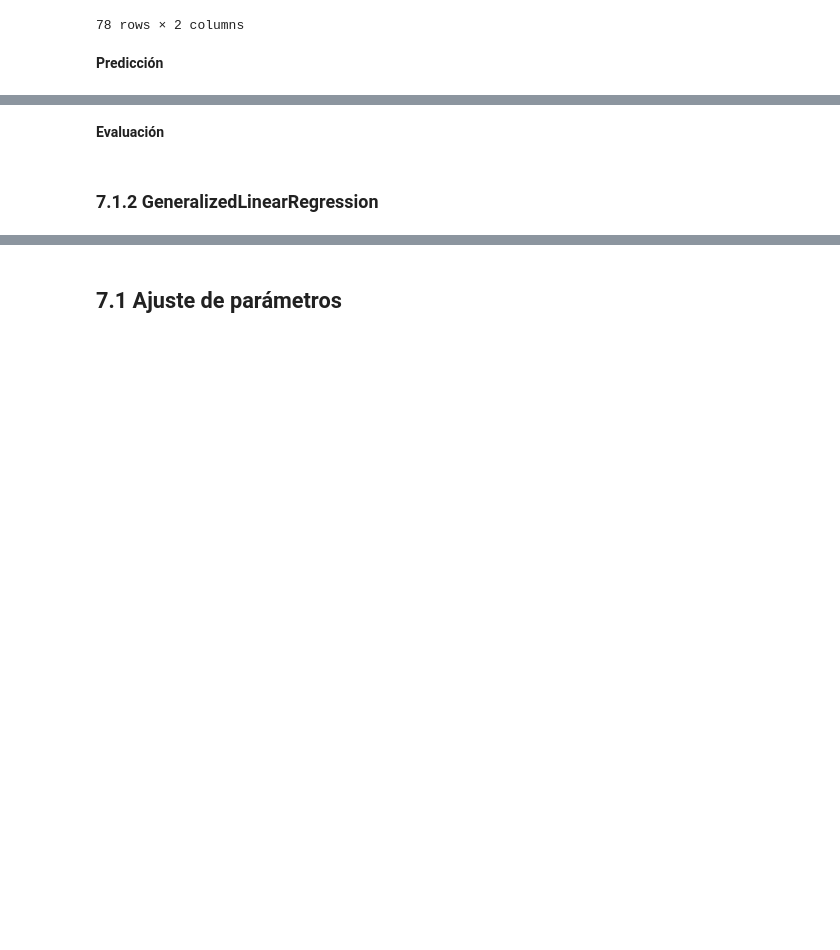
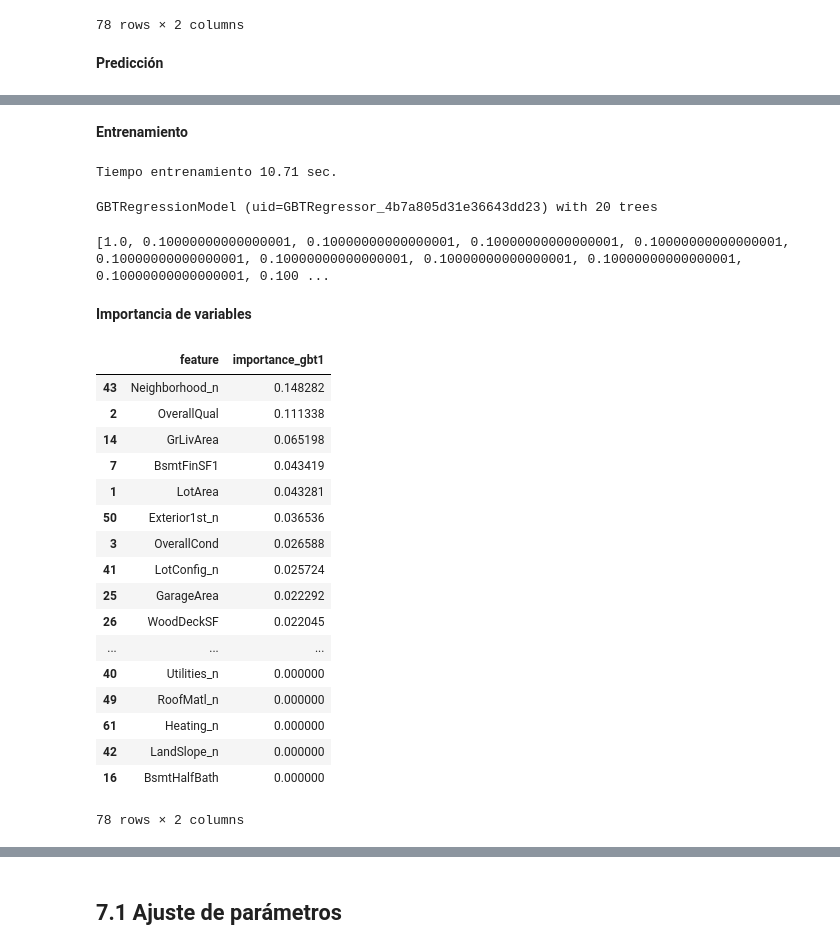
Before and after one commit to inmperfer/APBD, a Jupyter notebook: evaluacion_APBD_InmaPerea.ipynb, the cells around one changed output, grey strips where cells are left out. Drawn from its saved outputs; the diff is of its cells as text; code cells hidden in the pictures; blank space fills up the shorter version.

```diff
--- a/evaluacion_APBD_InmaPerea.ipynb
+++ b/evaluacion_APBD_InmaPerea.ipynb
@@ -1746,4 +1767,40 @@ only showing top 10 rows
 # %% [markdown]
-**Evaluación**
+**Entrenamiento**
-# %% [markdown]
-### 7.1.2 GeneralizedLinearRegression
+# %%
+t0 = time()
+gbt1_model = gbt1.fit(train)
+tt = time() - t0
+
+print('Tiempo entrenamiento {} sec.'.format(round(tt,2)))
+gbt1_model
+# %% [output]
+Tiempo entrenamiento 10.71 sec.
+GBTRegressionModel (uid=GBTRegressor_4b7a805d31e36643dd23) with 20 trees
+# %%
+print(gbt1_model.treeWeights)
+# %% [output]
+[1.0, 0.10000000000000001, 0.10000000000000001, 0.10000000000000001, 0.10000000000000001, 0.10000000000000001, 0.10000000000000001, 0.10000000000000001, 0.10000000000000001, 0.10000000000000001, 0.100 ...
+# %% [markdown]
+**Importancia de variables**
+# %%
+gbt1_fi = pd.DataFrame({'feature': selected_features, 'importance_gbt1': gbt1_model.featureImportances.toArray()})
+gbt1_fi.sort_values(by='importance_gbt1', ascending=False)
+# %% [output]
+|  | feature | importance_gbt1 |
+| 43 | Neighborhood_n | 0.148282 |
+| 2 | OverallQual | 0.111338 |
+| 14 | GrLivArea | 0.065198 |
+| 7 | BsmtFinSF1 | 0.043419 |
+| 1 | LotArea | 0.043281 |
+| 50 | Exterior1st_n | 0.036536 |
+| 3 | OverallCond | 0.026588 |
+| 41 | LotConfig_n | 0.025724 |
+| 25 | GarageArea | 0.022292 |
+| 26 | WoodDeckSF | 0.022045 |
+| ... | ... | ... |
+| 40 | Utilities_n | 0.000000 |
+| 49 | RoofMatl_n | 0.000000 |
+| 61 | Heating_n | 0.000000 |
+| 42 | LandSlope_n | 0.000000 |
+| 16 | BsmtHalfBath | 0.000000 |
+78 rows × 2 columns
```
Also changed, not shown: parts of 43 cells of this notebook.
